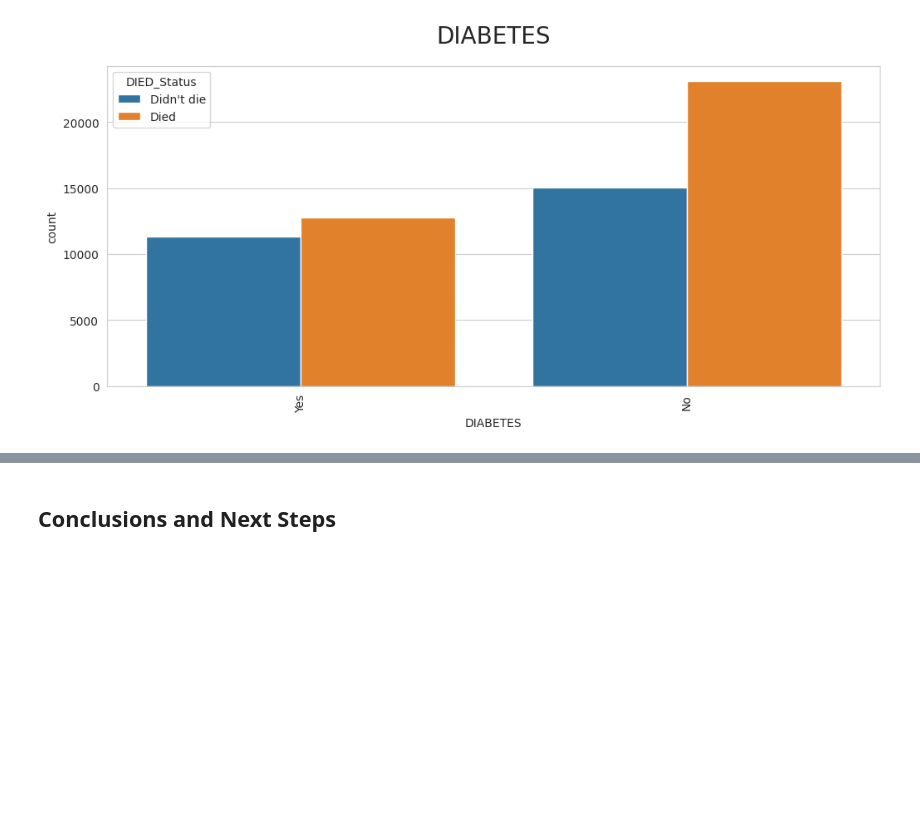
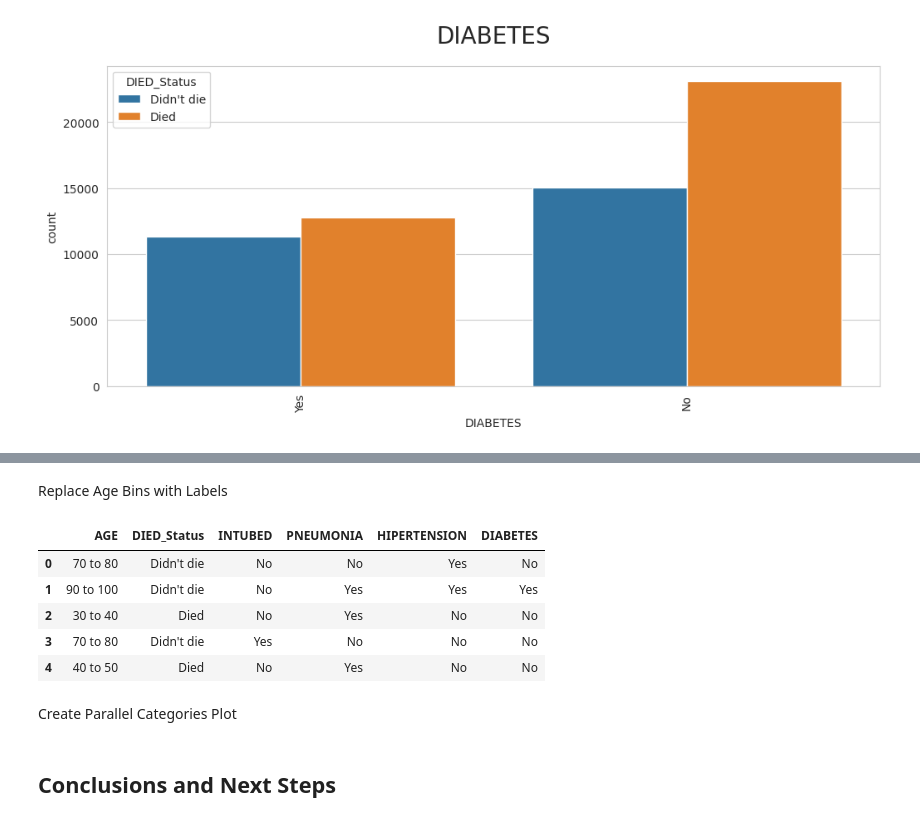
Before and after one commit to cniblock/milestone-covid-19-study, a Jupyter notebook: jupyter_notebooks/02 - COVID-19 Study.ipynb, the cells around one changed output, grey strips where cells are left out. Cells and saved outputs as stored; diff of their text form; code cells hidden in the pictures; blank space fills up the shorter version.

```diff
--- a/jupyter_notebooks/02 - COVID-19 Study.ipynb
+++ b/jupyter_notebooks/02 - COVID-19 Study.ipynb
@@ -281,0 +305,14 @@ for col in df_eda.columns:
+# %%
+n_classes = len(age_map) - 1
+classes_ranges = disc.binner_dict_['AGE'][1:-1]
+
+labels_map = {}
+for n in range(0, n_classes):
+    if n == 0:
+        labels_map[n] = f"<{classes_ranges[0]}"
+    elif n == n_classes - 1:
+        labels_map[n] = f"+{classes_ranges[-1]}"
+    else:
+        labels_map[n] = f"{classes_ranges[n-1]} to {classes_ranges[n]}"
+
+labels_map
@@ -282,3 +331,17 @@ for col in df_eda.columns:
+# %% [markdown]
+Replace Age Bins with Labels
+# %%
+df_parallel['AGE'] = df_parallel['AGE'].replace(labels_map)
+df_parallel.head()
+# %% [output]
+|  | AGE | DIED_Status | INTUBED | PNEUMONIA | HIPERTENSION | DIABETES |
+| 0 | 70 to 80 | Didn't die | No | No | Yes | No |
+| 1 | 90 to 100 | Didn't die | No | Yes | Yes | Yes |
+| 2 | 30 to 40 | Died | No | Yes | No | No |
+| 3 | 70 to 80 | Didn't die | Yes | No | No | No |
+| 4 | 40 to 50 | Died | No | Yes | No | No |
+# %% [markdown]
+Create Parallel Categories Plot
 # %% [markdown]
 ## Conclusions and Next Steps
 # %% [markdown]
```
Also changed, not shown: parts of 6 cells of this notebook.
